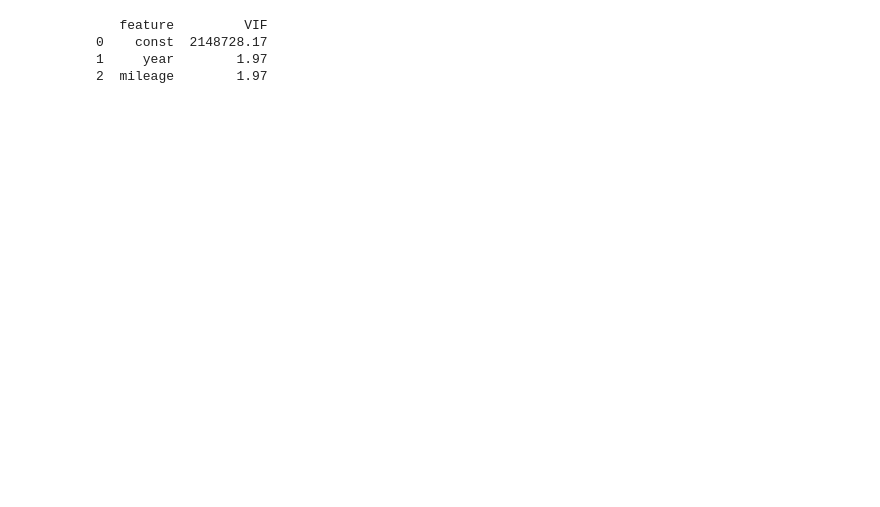
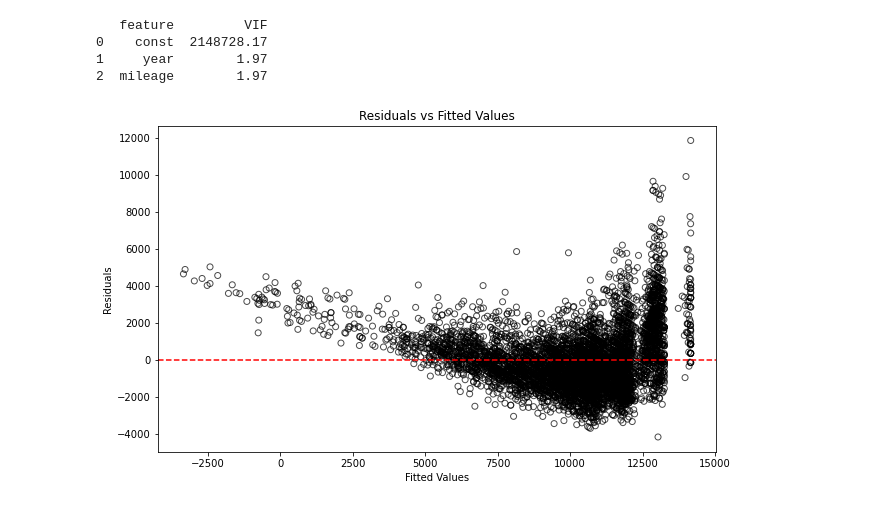
Before and after one commit to Daniel-Peacock/Used_car_Python_linear_regression, a Jupyter notebook: Used_car regression.ipynb, the cells around one changed output. Saved outputs shown, nothing was run; the diff lists cells and outputs as text; code cells hidden in the pictures; blank space fills up the shorter version.

```diff
--- a/Used_car regression.ipynb
+++ b/Used_car regression.ipynb
@@ -698,3 +703,21 @@ print(vif_data)
 0    const  2148728.17
 1     year        1.97
 2  mileage        1.97
+# %%
+##Lets look at the distribution of residuals and figure out if we have heteroskedasticity
+
+fitted_vals_ford = car_price_ford.fittedvalues
+residuals_ford = car_price_ford.resid
+
+# Ploting residuals vs fitted values
+plt.figure(figsize=(10, 6))
+plt.scatter(fitted_vals_ford, residuals_ford, edgecolor='k', facecolor='none', alpha=0.7)
+plt.axhline(y=0, color='r', linestyle='--')
+plt.xlabel('Fitted Values')
+plt.ylabel('Residuals')
+plt.title('Residuals vs Fitted Values')
+plt.show()
+
+## Doesn't look to be homoskedastic
+# %% [output]
+[figure, added]
```
Also changed, not shown: parts of 18 cells of this notebook.
